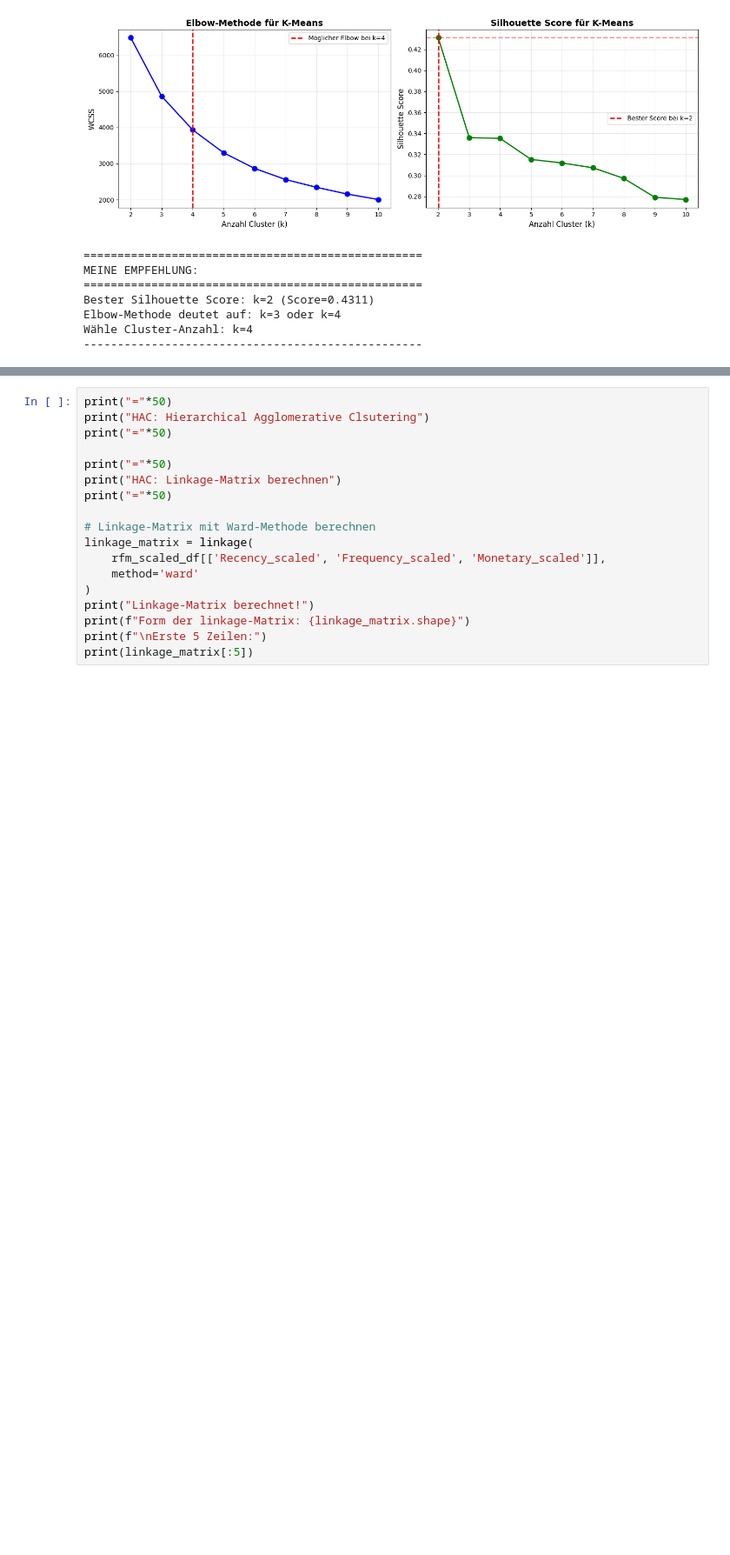
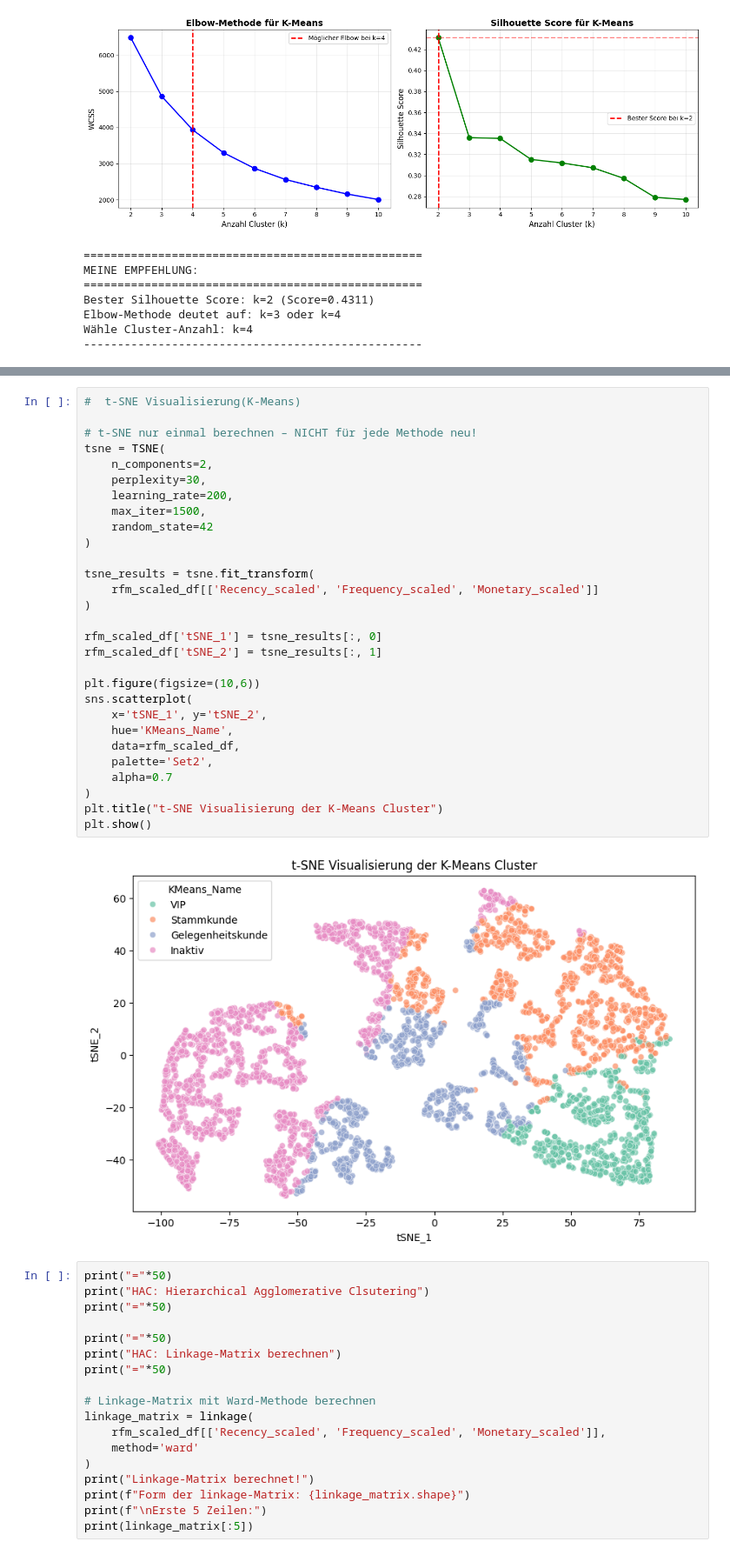
Before and after one commit to Zulkerr/kundensegmentierung-final, a Jupyter notebook: notebooks/trainieren_und_test_daten.ipynb, the cells around one changed output, grey strips where cells are left out. Shown at 87% size. Saved outputs shown, nothing was run; the diff lists cells and outputs as text; blank space fills up the shorter version.

```diff
--- a/notebooks/trainieren_und_test_daten.ipynb
+++ b/notebooks/trainieren_und_test_daten.ipynb
@@ -635,6 +638,37 @@ Name: count, dtype: int64
 Silhouette Score: 0.3352 (höher = besser, -1 bis +1)
 Davies-Bouldin Index: 1.0128 (niedriger = besser)
 ------------------------------------------------------------
+# %%
+#  t-SNE Visualisierung(K-Means)
+
+# t-SNE nur einmal berechnen – NICHT für jede Methode neu!
+tsne = TSNE(
+    n_components=2,
+    perplexity=30,
+    learning_rate=200,
+    max_iter=1500,
+    random_state=42
+)
+
+tsne_results = tsne.fit_transform(
+    rfm_scaled_df[['Recency_scaled', 'Frequency_scaled', 'Monetary_scaled']]
+)
+
+rfm_scaled_df['tSNE_1'] = tsne_results[:, 0]
+rfm_scaled_df['tSNE_2'] = tsne_results[:, 1]
+
+plt.figure(figsize=(10,6))
+sns.scatterplot(
+    x='tSNE_1', y='tSNE_2',
+    hue='KMeans_Name',
+    data=rfm_scaled_df,
+    palette='Set2',
+    alpha=0.7
+)
+plt.title("t-SNE Visualisierung der K-Means Cluster")
+plt.show()
+# %% [output]
+[figure, added]
 # %%
 print("="*50)
 print("HAC: Hierarchical Agglomerative Clsutering")
```
Also changed, not shown: parts of 28 cells of this notebook, 1 other file.
